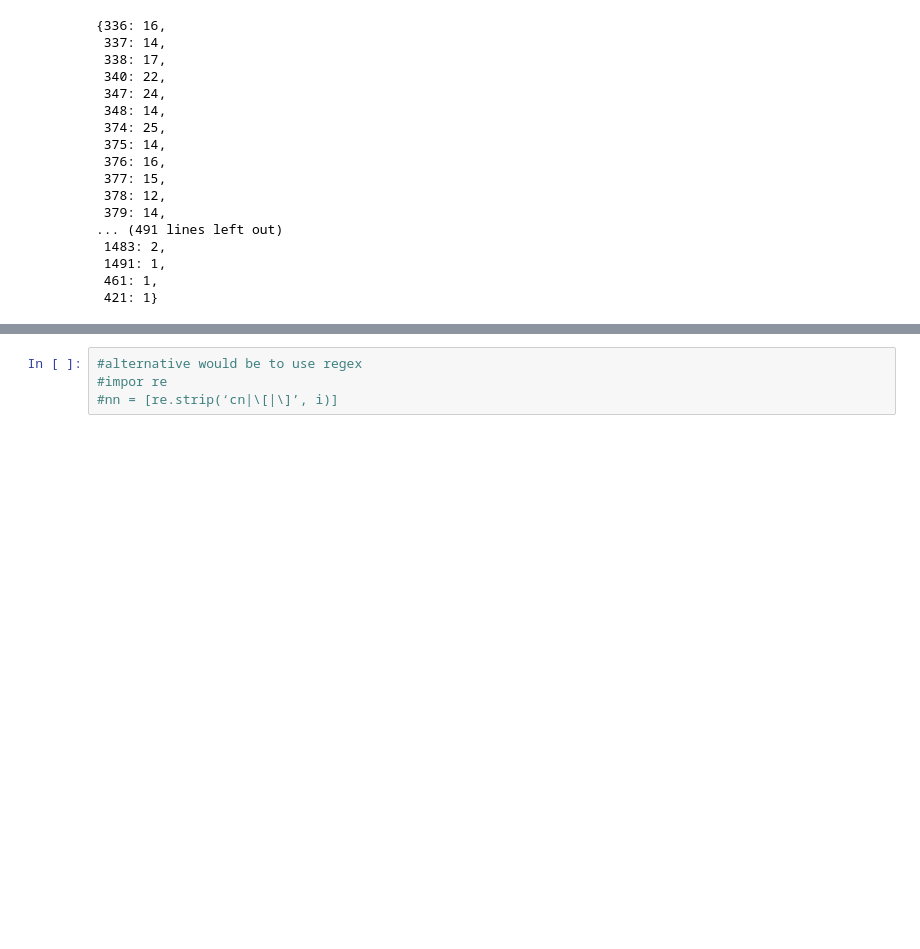
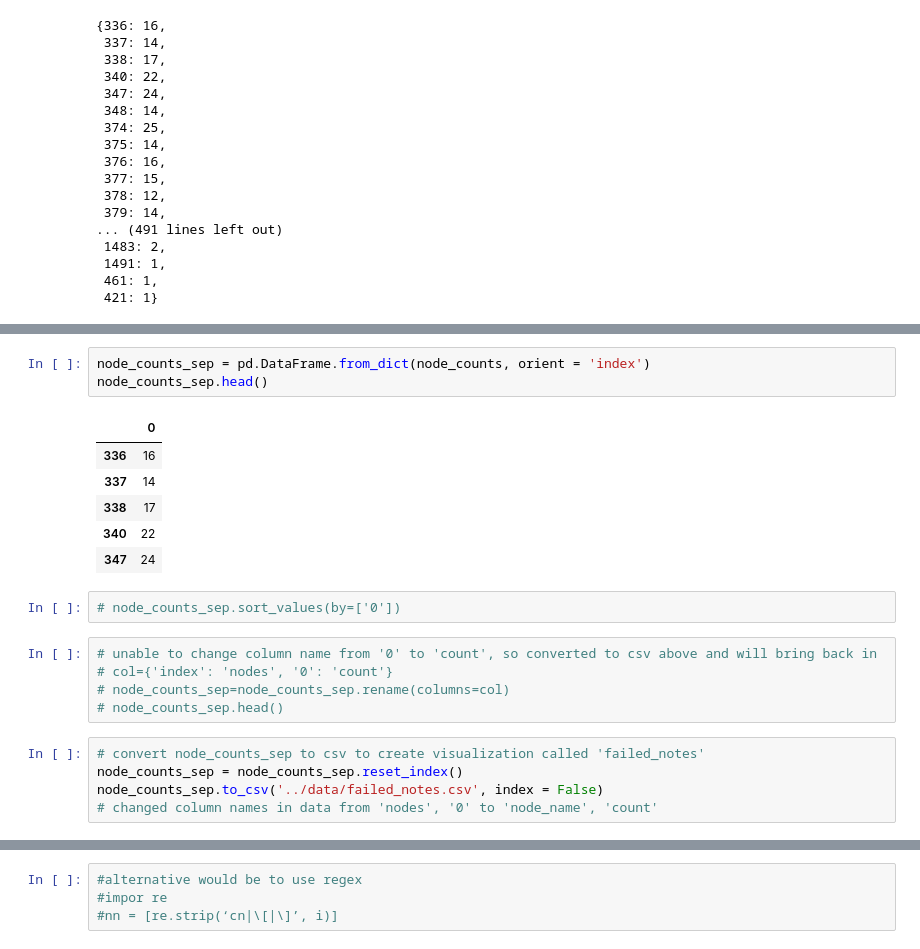
Before and after one commit to nss-data-science-cohort-4/dq2-accre-valkyries, a Jupyter notebook: notebooks/accre_q1_pd.ipynb, the cells around one changed output, grey strips where cells are left out. Saved outputs shown, nothing was run; the diff lists cells and outputs as text; blank space fills up the shorter version.

```diff
--- a/notebooks/accre_q1_pd.ipynb
+++ b/notebooks/accre_q1_pd.ipynb
@@ -319,0 +318,22 @@ TypeError: find_most_common_values() missing 1 required positional argument: 'co
+# %%
+node_counts_sep = pd.DataFrame.from_dict(node_counts, orient = 'index')
+node_counts_sep.head()
+# %% [output]
+|  | 0 |
+| 336 | 16 |
+| 337 | 14 |
+| 338 | 17 |
+| 340 | 22 |
+| 347 | 24 |
+# %%
+# node_counts_sep.sort_values(by=['0'])
+# %%
+# unable to change column name from '0' to 'count', so converted to csv above and will bring back in
+# col={'index': 'nodes', '0': 'count'}
+# node_counts_sep=node_counts_sep.rename(columns=col)
+# node_counts_sep.head()
+# %%
+# convert node_counts_sep to csv to create visualization called 'failed_notes'
+node_counts_sep = node_counts_sep.reset_index()
+node_counts_sep.to_csv('../data/failed_notes.csv', index = False)
+# changed column names in data from 'nodes', '0' to 'node_name', 'count'
```
Also changed, not shown: parts of 15 cells of this notebook.
